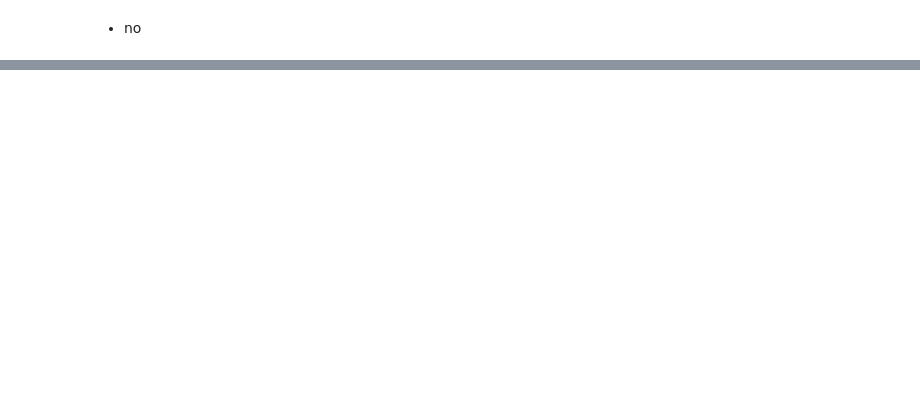
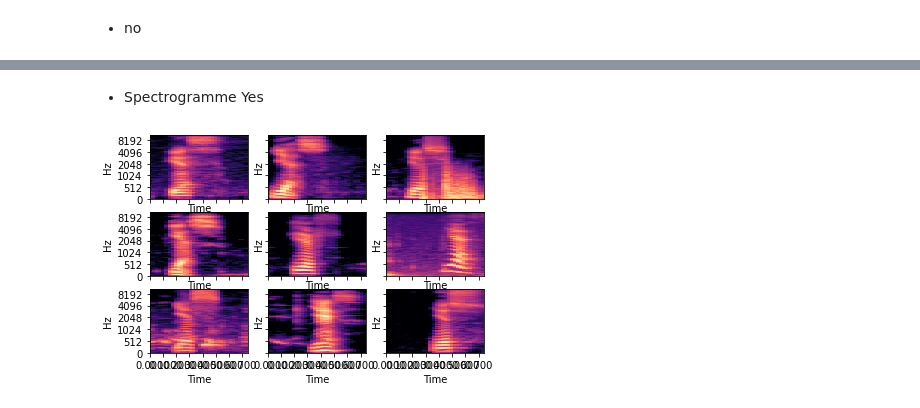
Before and after one commit to uvsq21800801/nn_simple_voice_commands, a Jupyter notebook: notebook/voice_control_nn.ipynb, the cells around one changed output, grey strips where cells are left out. Saved outputs shown, nothing was run; the diff lists cells and outputs as text; code cells hidden in the pictures; blank space fills up the shorter version.

```diff
--- a/notebook/voice_control_nn.ipynb
+++ b/notebook/voice_control_nn.ipynb
@@ -348,0 +307,6 @@ train_data_loader = create_data_loader(vcd, 100)"""
+# %% [markdown]
+- Spectrogramme Yes
+# %%
+plot_nice_pics_of_sound(vcdataset, dimension, 'yes', 1)
+# %% [output]
+[figure, added]
```
Also changed, not shown: parts of 84 cells of this notebook.
